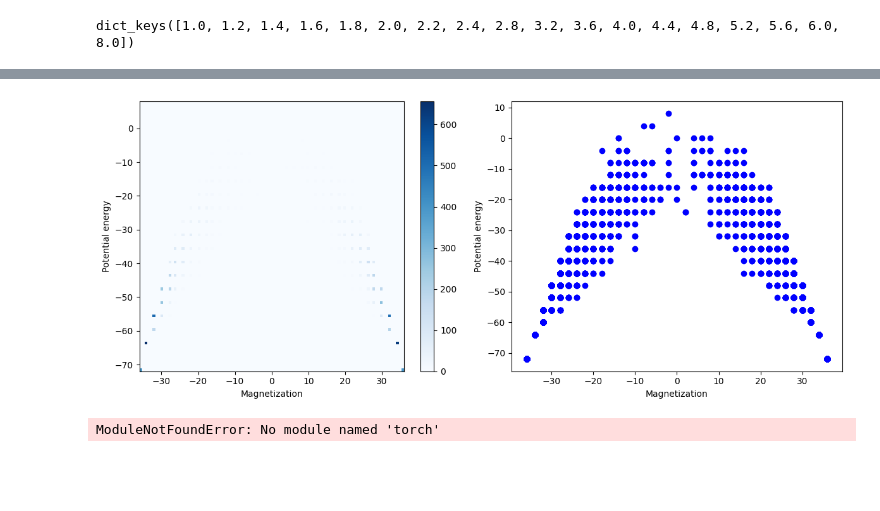
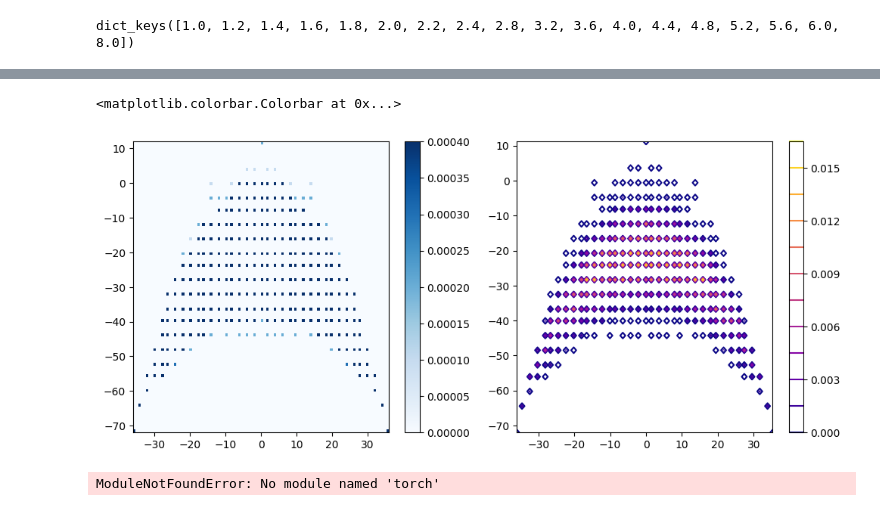
Before and after one commit to tuoping/alchemicalFES, a Jupyter notebook: src/pote.ipynb, the cells around one changed output, grey strips where cells are left out. Saved outputs shown, nothing was run; the diff lists cells and outputs as text; code cells hidden in the pictures; blank space fills up the shorter version.

```diff
--- a/src/pote.ipynb
+++ b/src/pote.ipynb
@@ -251,22 +251,24 @@ Text(0.5, 1.0, 'Evalucation batch size = 8192')
 # %%
 plt.figure(figsize=(12,5))
 plt.subplot(121)
 magn = Ising_magnetization(seq_t[-1])
 pote = ising_boltzman_prob_nn(seq_t[-1])
-plt.hist2d(magn, pote, bins=100, cmap="Blues")
+
+H, xedges, yedges, img = plt.hist2d(magn, pote, bins=100, cmap="Blues", density=True, vmax=0.0004)
+X, Y = np.meshgrid(xedges[:-1], yedges[:-1])
 plt.colorbar()
-plt.xlabel("Magnetization")
-plt.ylabel("Potential energy")
+# plt.scatter(magn_c4[ridx], pote_c4[ridx], marker="*", c="red", s=60)
+# plt.ylim((-300, -25))
 plt.subplot(122)
-magn = Ising_magnetization(seq_t[-1])
-pote = ising_boltzman_prob_nn(seq_t[-1])
-plt.scatter(magn, pote, c="b")
-plt.xlabel("Magnetization")
-plt.ylabel("Potential energy")
-
-plt.tight_layout()
+# _ = plt.imshow(seq_c4[ridx], cmap='Greys', vmin=0, vmax=1)
+# plt.xticks([])
+# plt.yticks([])
+plt.contour(X, Y, H.T, levels=10, cmap="plasma")
+plt.colorbar()
+# plt.ylim((-300, -25))
 # %% [output]
+<matplotlib.colorbar.Colorbar at 0x...>
-[figure, old version]
+[figure, new version]
 # %%
 from scipy.ndimage import gaussian_filter1d
 
```
Also changed, not shown: parts of 4 cells of this notebook, 7 other files.
